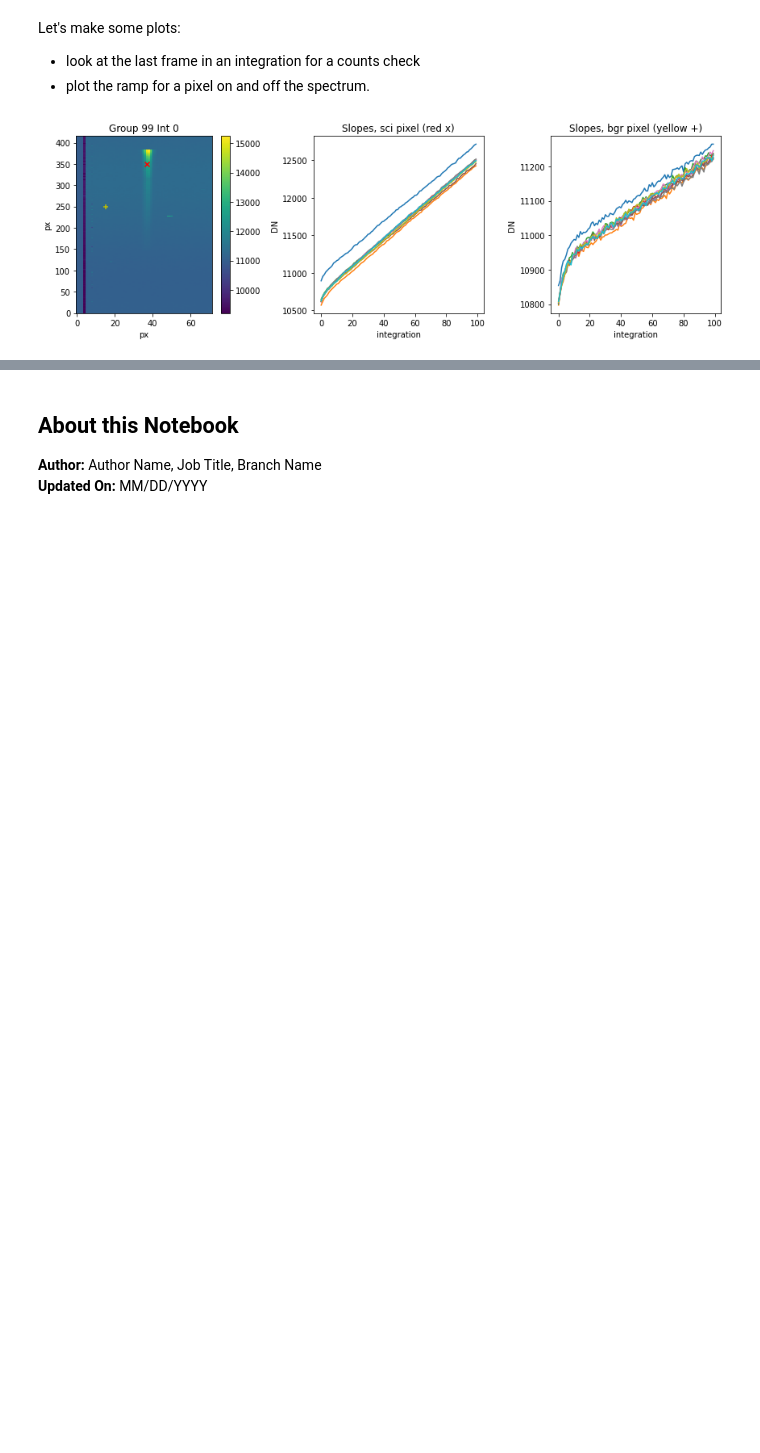
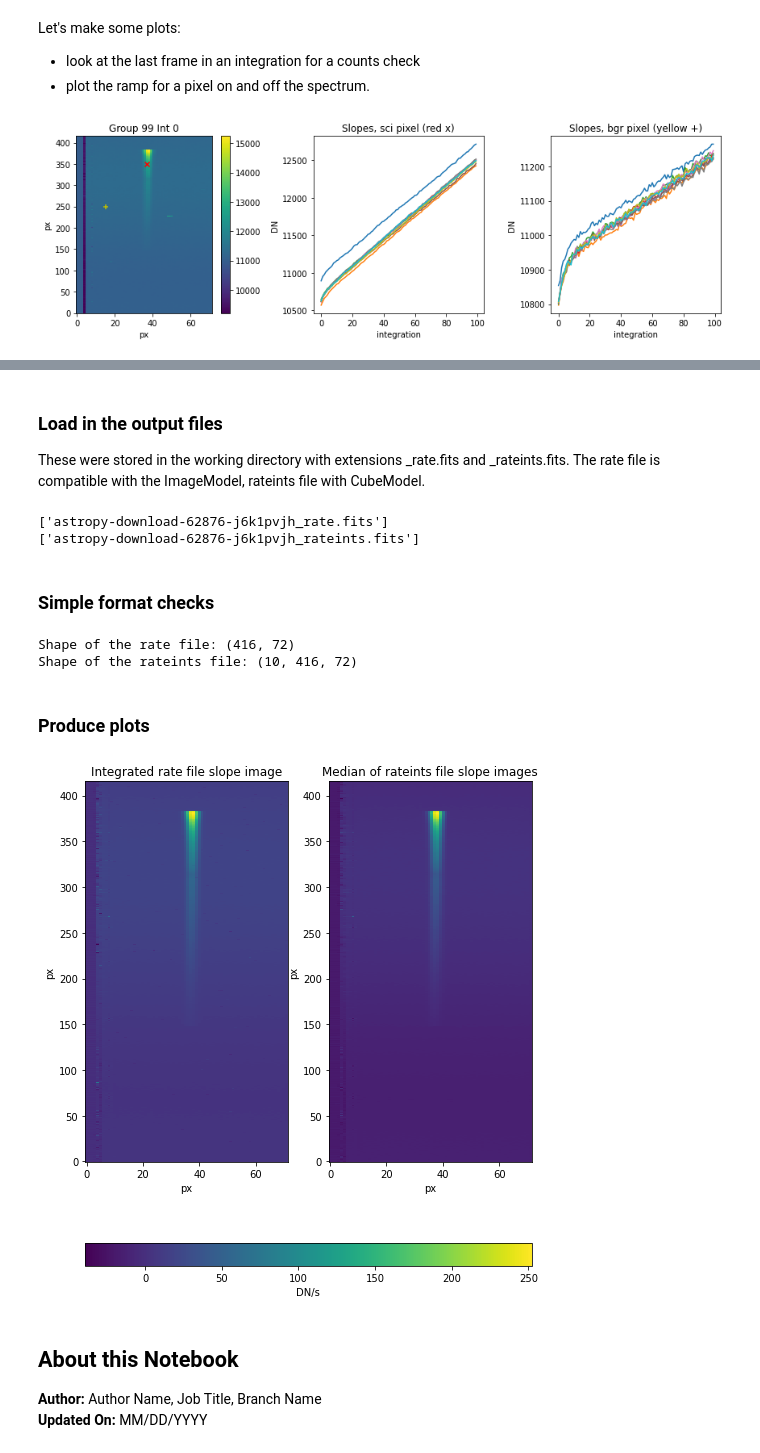
Before and after one commit to spacetelescope/jwst_validation_notebooks, a Jupyter notebook: jwst_validation_notebooks/caldetector1/caldetector1-miri-lrs-tso.ipynb, the cells around one changed output, grey strips where cells are left out. Saved outputs shown, nothing was run; the diff lists cells and outputs as text; code cells hidden in the pictures; blank space fills up the shorter version.

Commit message:
lrs tso notebook for detector1, now runs pipeline and does checks

```diff
--- a/jwst_validation_notebooks/caldetector1/caldetector1-miri-lrs-tso.ipynb
+++ b/jwst_validation_notebooks/caldetector1/caldetector1-miri-lrs-tso.ipynb
@@ -231,3 +255,52 @@ Also mention the tests Pass/Fail Criteria and what you should expect.
+# %% [markdown]
+### Load in the output files
+
+These were stored in the working directory with extensions \_rate.fits and \_rateints.fits. The rate file is compatible with the ImageModel, rateints file with CubeModel.
+# %%
+rfile = glob.glob('*_rate.fits')
+rifile = glob.glob('*_rateints.fits')
+print(rfile)
+print(rifile)
+
+rmod = ImageModel(rfile[0])
+rimod = CubeModel(rifile[0])
+# %% [output]
+['astropy-download-62876-j6k1pvjh_rate.fits']
+['astropy-download-62876-j6k1pvjh_rateints.fits']
+# %% [markdown]
+### Simple format checks
+# %%
+print('Shape of the rate file: {}'.format(np.shape(rmod.data)))
+print('Shape of the rateints file: {}'.format(np.shape(rimod.data)))
+
+assert np.shape(rimod)[1] == np.shape(rmod)[0], "Shapes of rate and rateints file don't match"
+assert np.shape(rimod)[2] == np.shape(rmod)[1], "Shapes of rate and rateints file don't match"
+assert np.shape(rimod)[0] == nints, "Shape of rateints model doesn't match the exposure specification"
+assert np.shape(rimod)[1] == np.shape(sci_mod)[2], "Shape of output doesn't match input model"
+assert np.shape(rimod)[2] == np.shape(sci_mod)[3], "Shape of output doesn't match input model"
+# %% [output]
+Shape of the rate file: (416, 72)
+Shape of the rateints file: (10, 416, 72)
+# %% [markdown]
+### Produce plots
+# %%
+fig, ax = plt.subplots(nrows=1, ncols=2, figsize=[8,10])
+
+rplt = ax[0].imshow(rmod.data, origin='lower', aspect='auto', interpolation='None')
+ax[0].set_title('Integrated rate file slope image')
+ax[0].set_xlabel('px')
+ax[0].set_ylabel('px')
+
+riplt = ax[1].imshow(np.median(rimod.data, axis=0), origin='lower', aspect='auto', interpolation='None')
+ax[1].set_title('Median of rateints file slope images')
+ax[1].set_xlabel('px')
+ax[1].set_ylabel('px')
+
+cbar = fig.colorbar(rplt, ax=ax, orientation='horizontal')
+cbar.set_label('DN/s')
+#fig.tight_layout()
+# %% [output]
+[figure, added]
 # %% [markdown]
 <a id="about_ID"></a>
 ## About this Notebook
```
Also changed, not shown: parts of 11 cells of this notebook.
